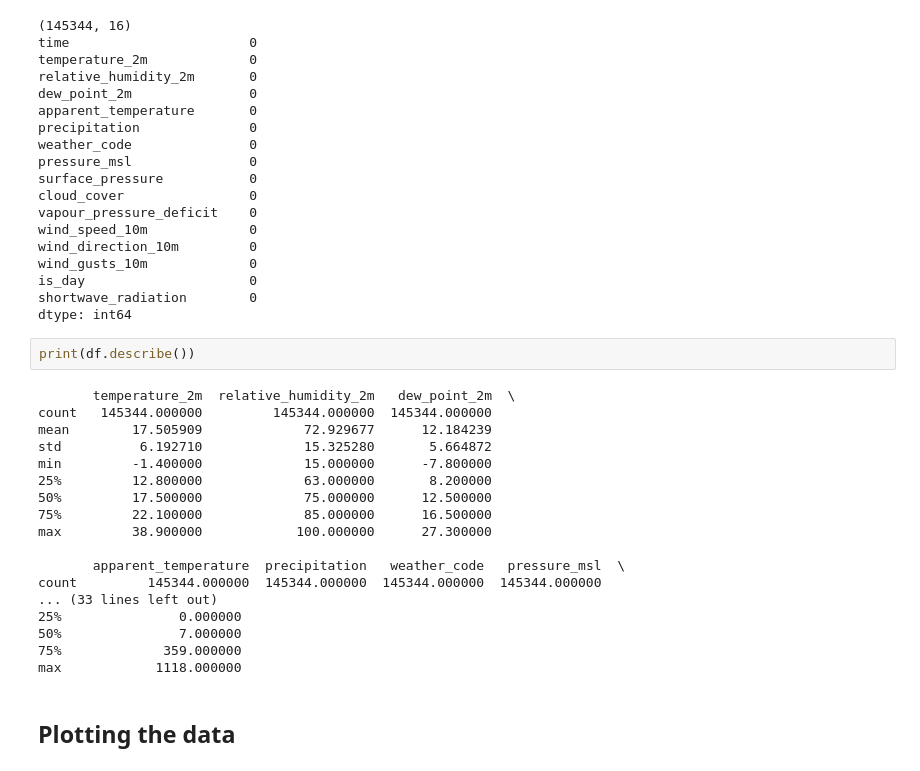
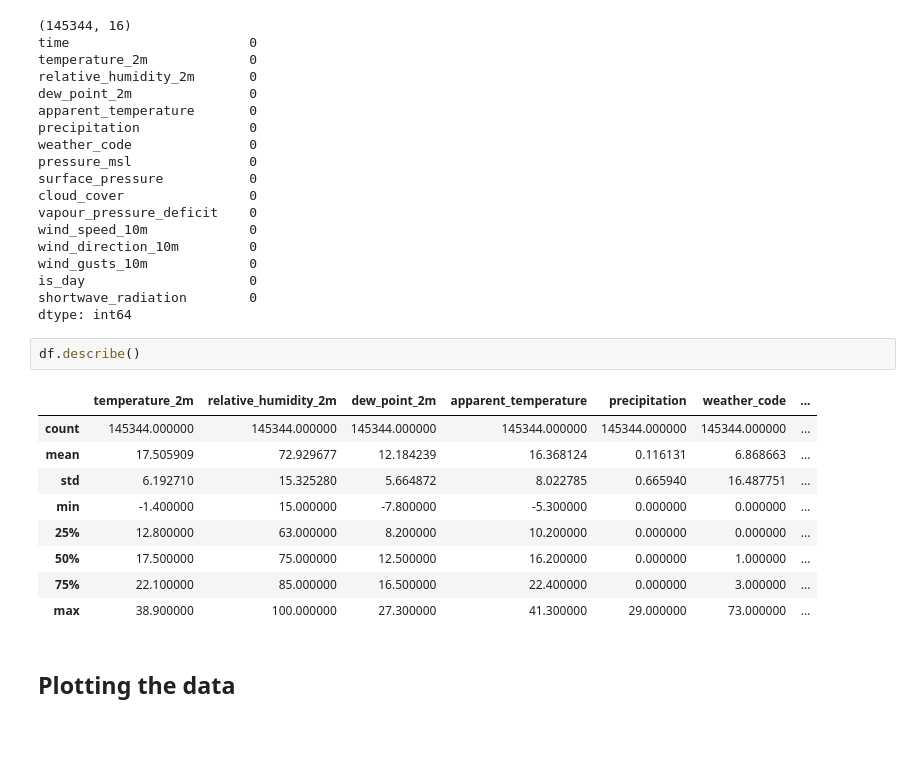
Before and after one commit to JuanCruzRL/CliMLate, a Jupyter notebook: notebooks/exploration.ipynb, the cells around one changed output. Saved outputs shown, nothing was run; the diff lists cells and outputs as text; blank space fills up the shorter version.

```diff
--- a/notebooks/exploration.ipynb
+++ b/notebooks/exploration.ipynb
@@ -25,25 +25,17 @@ is_day                     0
 shortwave_radiation        0
 dtype: int64
 # %%
-print(df.describe())
+df.describe()
 # %% [output]
-       temperature_2m  relative_humidity_2m   dew_point_2m  \
-count   145344.000000         145344.000000  145344.000000
-mean        17.505909             72.929677      12.184239
-std          6.192710             15.325280       5.664872
-min         -1.400000             15.000000      -7.800000
-25%         12.800000             63.000000       8.200000
-50%         17.500000             75.000000      12.500000
-75%         22.100000             85.000000      16.500000
-max         38.900000            100.000000      27.300000
-
-       apparent_temperature  precipitation   weather_code   pressure_msl  \
-count         145344.000000  145344.000000  145344.000000  145344.000000
-... (33 lines left out)
-25%               0.000000
-50%               7.000000
-75%             359.000000
-max            1118.000000
+|  | temperature_2m | relative_humidity_2m | dew_point_2m | apparent_temperature | precipitation | weather_code | ... |
+| count | 145344.000000 | 145344.000000 | 145344.000000 | 145344.000000 | 145344.000000 | 145344.000000 | ... |
+| mean | 17.505909 | 72.929677 | 12.184239 | 16.368124 | 0.116131 | 6.868663 | ... |
+| std | 6.192710 | 15.325280 | 5.664872 | 8.022785 | 0.665940 | 16.487751 | ... |
+| min | -1.400000 | 15.000000 | -7.800000 | -5.300000 | 0.000000 | 0.000000 | ... |
+| 25% | 12.800000 | 63.000000 | 8.200000 | 10.200000 | 0.000000 | 0.000000 | ... |
+| 50% | 17.500000 | 75.000000 | 12.500000 | 16.200000 | 0.000000 | 1.000000 | ... |
+| 75% | 22.100000 | 85.000000 | 16.500000 | 22.400000 | 0.000000 | 3.000000 | ... |
+| max | 38.900000 | 100.000000 | 27.300000 | 41.300000 | 29.000000 | 73.000000 | ... |
 # %% [markdown]
 ## Plotting the data
 # %%
```
Also changed, not shown: parts of 5 cells of this notebook, 1 other file.
